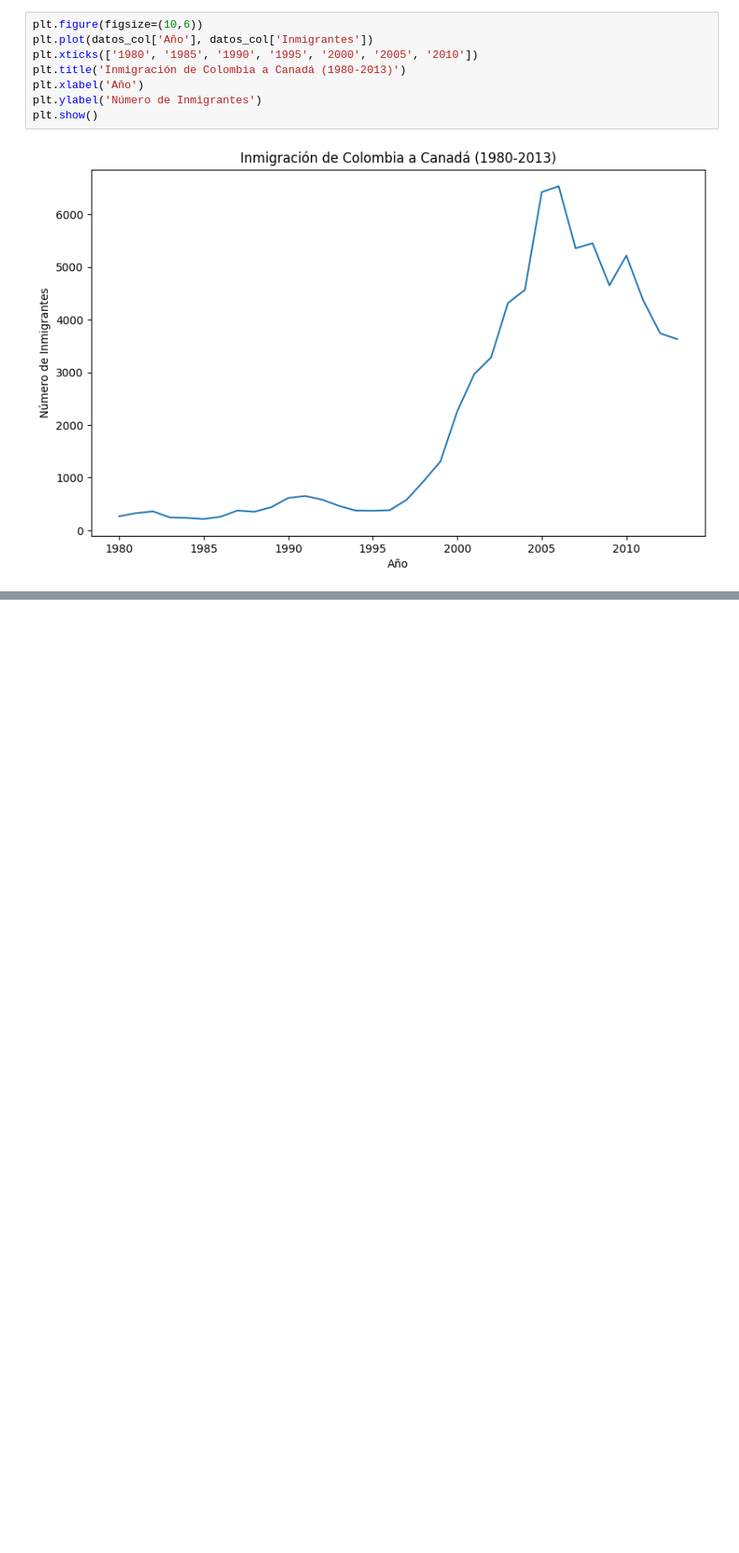
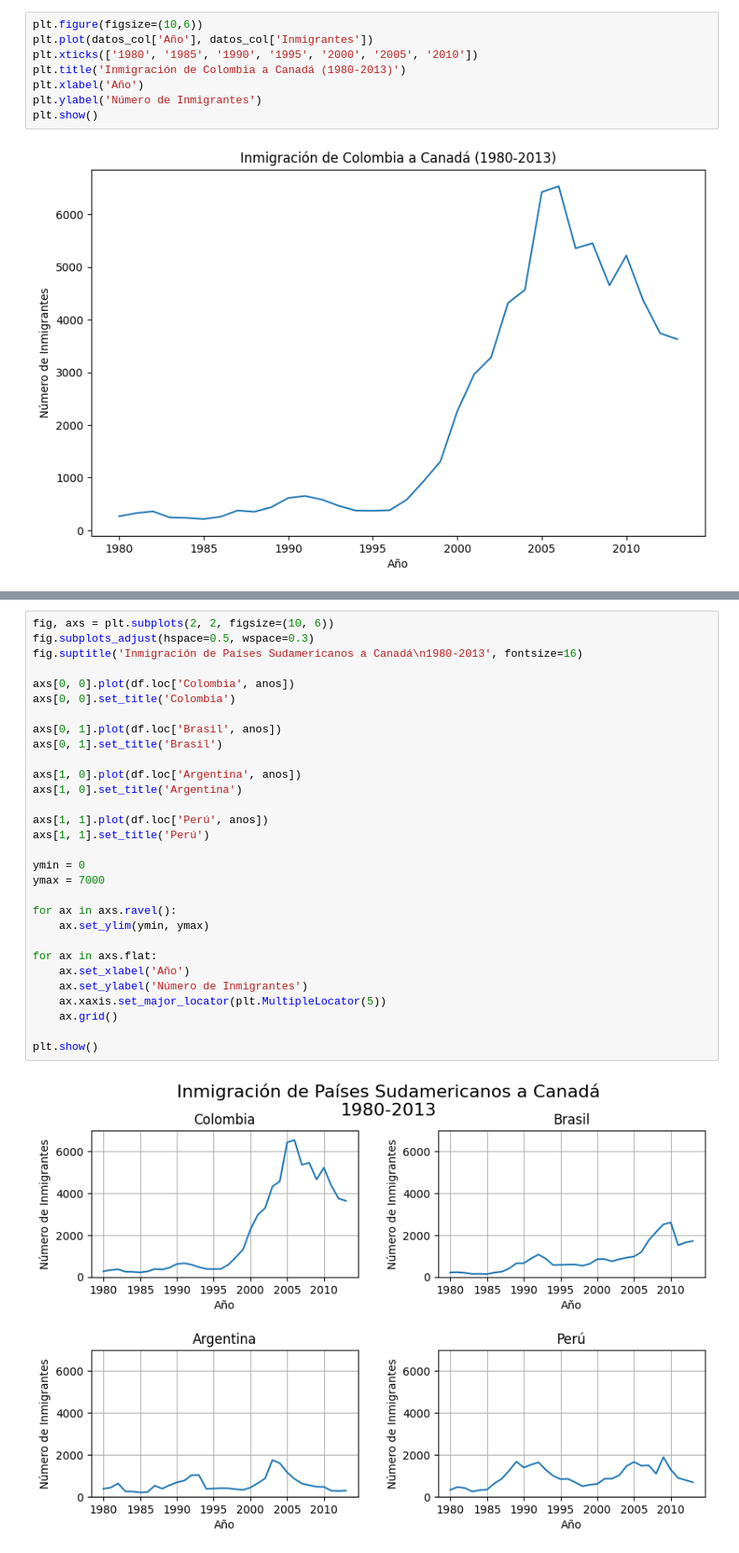
Before and after one commit to LordAguaKate/ETL_Python, a Jupyter notebook: visualizacion_de_datos.ipynb, the cells around one changed output, grey strips where cells are left out. Shown: that part at 84% size. Cells and saved outputs as stored; diff of their text form; blank space fills up the shorter version.

```diff
--- a/visualizacion_de_datos.ipynb
+++ b/visualizacion_de_datos.ipynb
@@ -159,0 +225,32 @@ plt.show()
+# %%
+fig, axs = plt.subplots(2, 2, figsize=(10, 6))
+fig.subplots_adjust(hspace=0.5, wspace=0.3)
+fig.suptitle('Inmigración de Países Sudamericanos a Canadá\n1980-2013', fontsize=16)
+
+axs[0, 0].plot(df.loc['Colombia', anos])
+axs[0, 0].set_title('Colombia')
+
+axs[0, 1].plot(df.loc['Brasil', anos])
+axs[0, 1].set_title('Brasil')
+
+axs[1, 0].plot(df.loc['Argentina', anos])
+axs[1, 0].set_title('Argentina')
+
+axs[1, 1].plot(df.loc['Perú', anos])
+axs[1, 1].set_title('Perú')
+
+ymin = 0
+ymax = 7000
+
+for ax in axs.ravel():
+    ax.set_ylim(ymin, ymax)
+
+for ax in axs.flat:
+    ax.set_xlabel('Año')
+    ax.set_ylabel('Número de Inmigrantes')
+    ax.xaxis.set_major_locator(plt.MultipleLocator(5))
+    ax.grid()
+
+plt.show()
+# %% [output]
+[figure, added]
```
Also changed, not shown: parts of 4 cells of this notebook.
